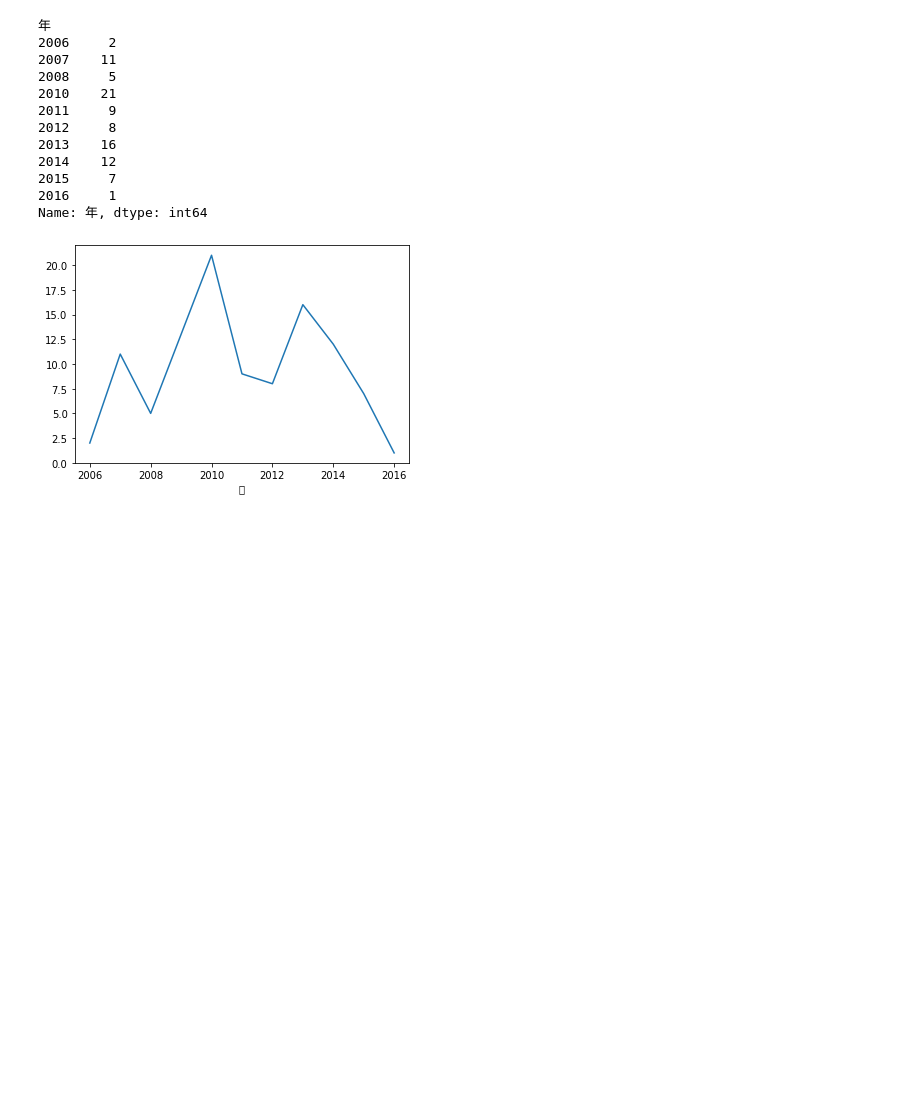
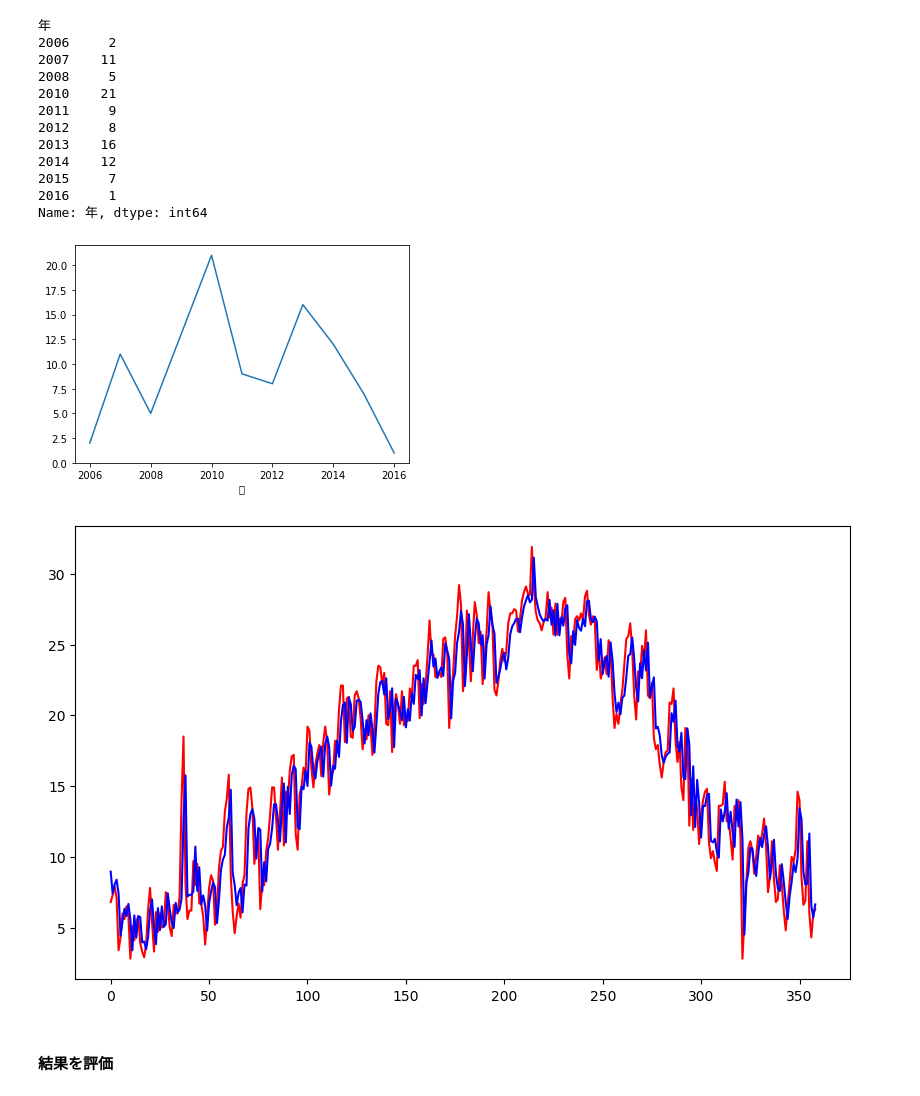
Before and after one commit to nakamura999/python-note, a Jupyter notebook: tokyo-temperature/heikin.ipynb, the cells around one changed output. Saved outputs shown, nothing was run; the diff lists cells and outputs as text; code cells hidden in the pictures; blank space fills up the shorter version.

Commit message:
kion edit

```diff
--- a/tokyo-temperature/heikin.ipynb
+++ b/tokyo-temperature/heikin.ipynb
@@ -110,0 +108,42 @@ import numpy as np
+# %%
+from sklearn.linear_model import LinearRegression
+import numpy as np
+
+# データ学習用とテスト用に分割
+train_year = (df['年'] <= 2015)
+test_year = (df['年'] >= 2016)
+interval = 6
+
+# 過去6日分を学習するデータを作成
+def make_data(data):
+    x = []  # 学習データ
+    y = []  # 結果
+    temps = list(data['気温'])
+    for i in range(len(temps)):
+        if i <= interval: continue
+        y.append(temps[i])
+        xa = []
+        for p in range(interval):
+            d = i + p - interval
+            xa.append(temps[d])
+        x.append(xa)
+    return(x, y)
+
+train_x, train_y = make_data(df[train_year])
+test_x, test_y = make_data(df[test_year])
+
+# 直線回帰分析
+lr = LinearRegression(normalize=True)
+lr.fit(train_x, train_y) # 学習
+pre_y = lr.predict(test_x) # 予測
+
+# 結果を図にプロット
+plt.figure(figsize=(10, 6), dpi=100)
+plt.plot(test_y, c='r')
+plt.plot(pre_y, c='b')
+plt.savefig('tenki-kion-lr.png')
+plt.show()
+# %% [output]
+[figure, added]
+# %% [markdown]
+#### 結果を評価
```
Also changed, not shown: parts of 4 cells of this notebook, 1 other file.
